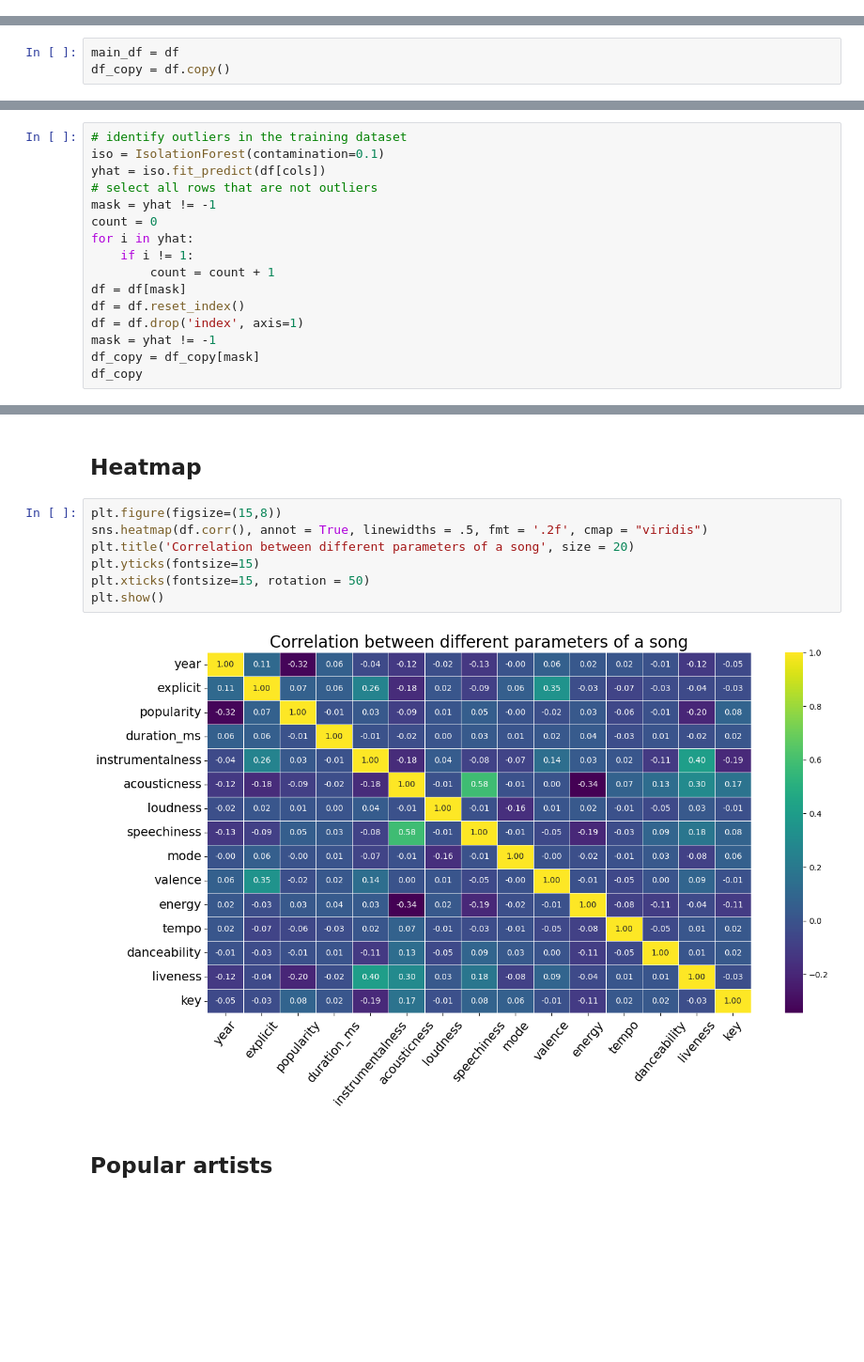
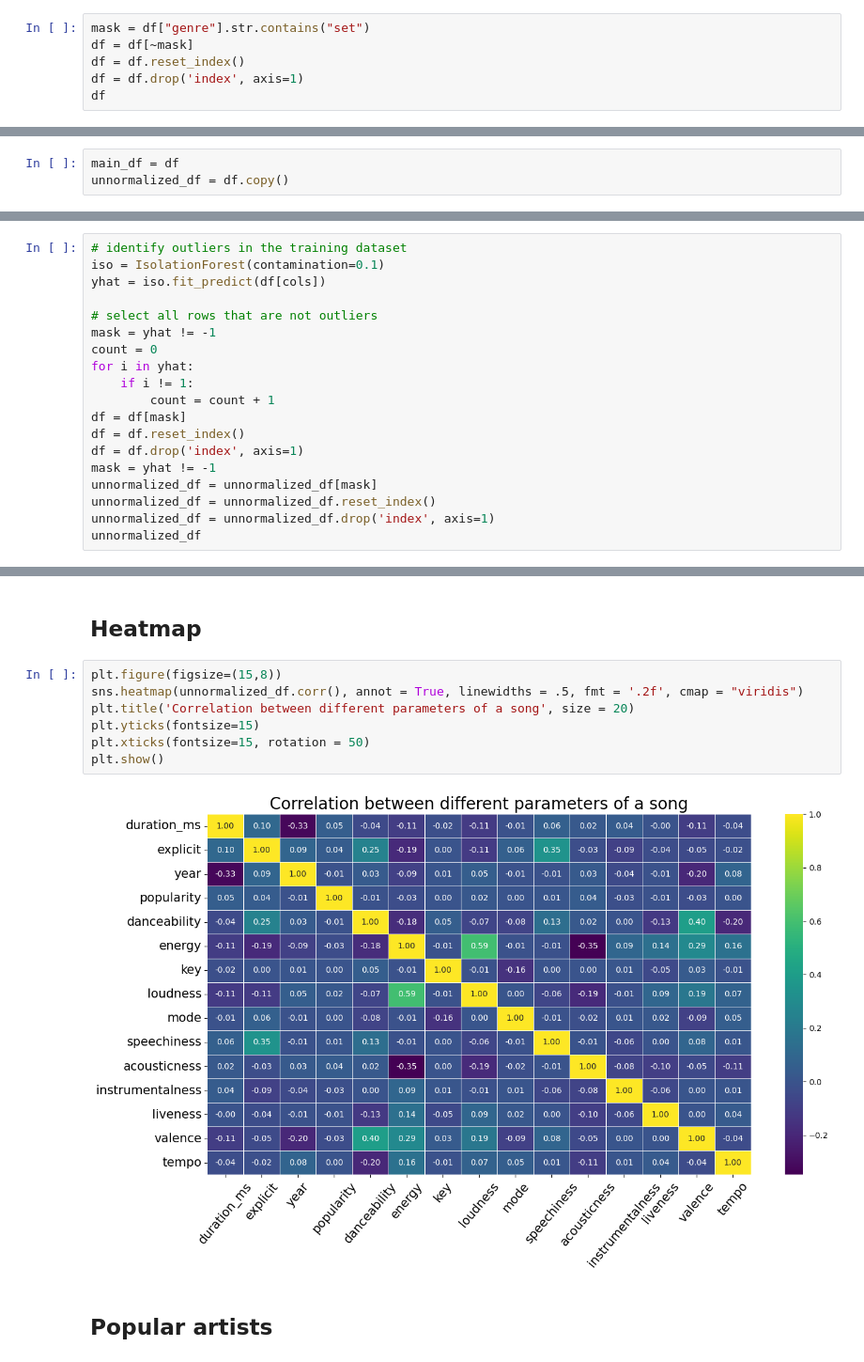
Before and after one commit to AmirH-Moosavi/HarmoniXplorer, a Jupyter notebook: Preprocessing/preprocessing.ipynb, the cells around one changed output, grey strips where cells are left out. Shown at 94% size. Drawn from its saved outputs; the diff is of its cells as text; blank space fills up the shorter version.

```diff
--- a/Preprocessing/preprocessing.ipynb
+++ b/Preprocessing/preprocessing.ipynb
@@ -99,0 +125,6 @@ dtype: object
+# %%
+mask = df["genre"].str.contains("set")
+df = df[~mask]
+df = df.reset_index()
+df = df.drop('index', axis=1)
+df
@@ -159,7 +206,7 @@ for col in cols:
 ## Split genre column
 # %%
 main_df = df
-df_copy = df.copy()
+unnormalized_df = df.copy()
 # %%
 genre_col = main_df[main_df.columns[-1:]]
 genre_col
@@ -259,6 +307,7 @@ ValueError: The truth value of a Series is ambiguous. Use a.empty, a.bool(), a.i
 # identify outliers in the training dataset
 iso = IsolationForest(contamination=0.1)
 yhat = iso.fit_predict(df[cols])
+
 # select all rows that are not outliers
 mask = yhat != -1
 count = 0
@@ -269,8 +318,10 @@ df = df[mask]
 df = df.reset_index()
 df = df.drop('index', axis=1)
 mask = yhat != -1
-df_copy = df_copy[mask]
-df_copy
+unnormalized_df = unnormalized_df[mask]
+unnormalized_df = unnormalized_df.reset_index()
+unnormalized_df = unnormalized_df.drop('index', axis=1)
+unnormalized_df
 # %% [output]
 |  | artist | song | duration_ms | explicit | year | popularity | danceability | energy | key | ... |
 | 0 | Britney Spears | Oops!...I Did It Again | 211160 | 0 | 2000 | 77 | 0.751 | 0.834 | 1 | ... |
@@ -387,13 +438,13 @@ plt.show()
 ## Heatmap
 # %%
 plt.figure(figsize=(15,8))
-sns.heatmap(df.corr(), annot = True, linewidths = .5, fmt = '.2f', cmap = "viridis")
+sns.heatmap(unnormalized_df.corr(), annot = True, linewidths = .5, fmt = '.2f', cmap = "viridis")
 plt.title('Correlation between different parameters of a song', size = 20)
 plt.yticks(fontsize=15)
 plt.xticks(fontsize=15, rotation = 50)
 plt.show()
 # %% [output]
-[figure, old version]
+[figure, new version]
 # %% [markdown]
 ## Popular artists
 # %%
```
Also changed, not shown: parts of 31 cells of this notebook, 2 other files.
